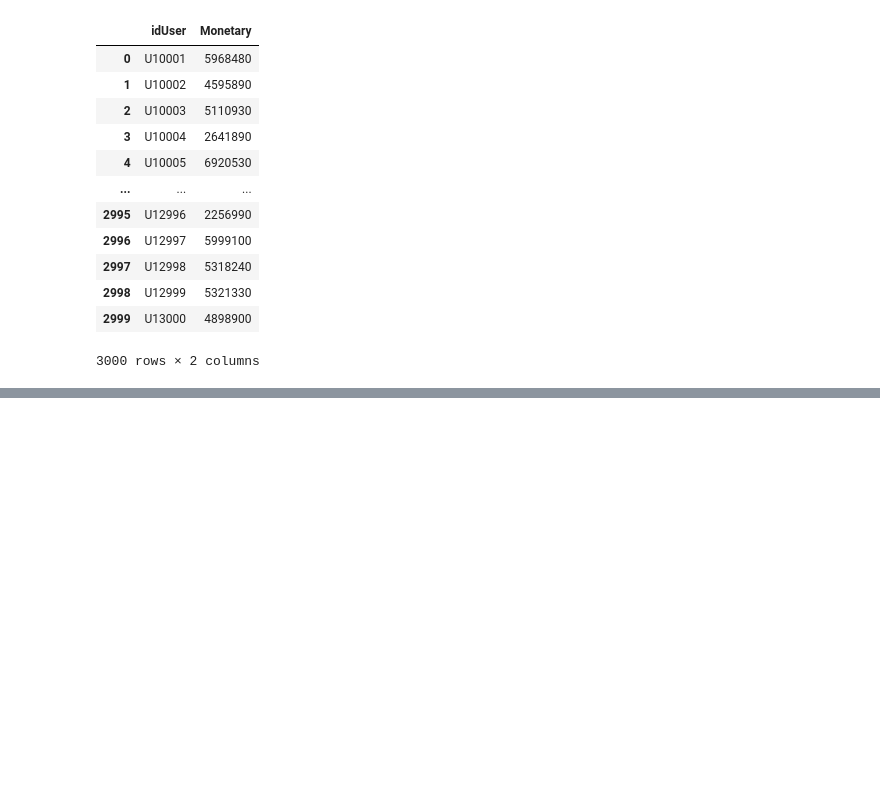
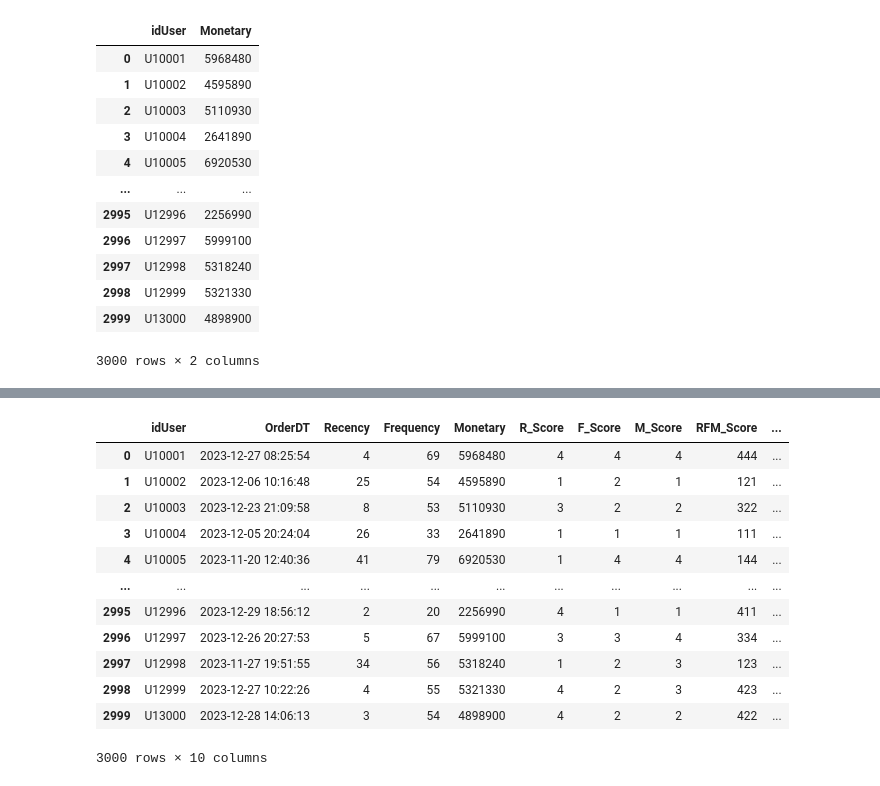
Before and after one commit to Seojiii/kurly_project, a Jupyter notebook: 0315_HY_RFM.ipynb, the cells around one changed output, grey strips where cells are left out. Cells and saved outputs as stored; diff of their text form; code cells hidden in the pictures; blank space fills up the shorter version.

```diff
--- a/0315_HY_RFM.ipynb
+++ b/0315_HY_RFM.ipynb
@@ -776,0 +456,16 @@ plt.show()
+# %%
+rfm_data
+# %% [output]
+|  | idUser | OrderDT | Recency | Frequency | Monetary | R_Score | F_Score | M_Score | RFM_Score | ... |
+| 0 | U10001 | 2023-12-27 08:25:54 | 4 | 69 | 5968480 | 4 | 4 | 4 | 444 | ... |
+| 1 | U10002 | 2023-12-06 10:16:48 | 25 | 54 | 4595890 | 1 | 2 | 1 | 121 | ... |
+| 2 | U10003 | 2023-12-23 21:09:58 | 8 | 53 | 5110930 | 3 | 2 | 2 | 322 | ... |
+| 3 | U10004 | 2023-12-05 20:24:04 | 26 | 33 | 2641890 | 1 | 1 | 1 | 111 | ... |
+| 4 | U10005 | 2023-11-20 12:40:36 | 41 | 79 | 6920530 | 1 | 4 | 4 | 144 | ... |
+| ... | ... | ... | ... | ... | ... | ... | ... | ... | ... | ... |
+| 2995 | U12996 | 2023-12-29 18:56:12 | 2 | 20 | 2256990 | 4 | 1 | 1 | 411 | ... |
+| 2996 | U12997 | 2023-12-26 20:27:53 | 5 | 67 | 5999100 | 3 | 3 | 4 | 334 | ... |
+| 2997 | U12998 | 2023-11-27 19:51:55 | 34 | 56 | 5318240 | 1 | 2 | 3 | 123 | ... |
+| 2998 | U12999 | 2023-12-27 10:22:26 | 4 | 55 | 5321330 | 4 | 2 | 3 | 423 | ... |
+| 2999 | U13000 | 2023-12-28 14:06:13 | 3 | 54 | 4898900 | 4 | 2 | 2 | 422 | ... |
+3000 rows × 10 columns
```
Also changed, not shown: parts of 26 cells of this notebook.
